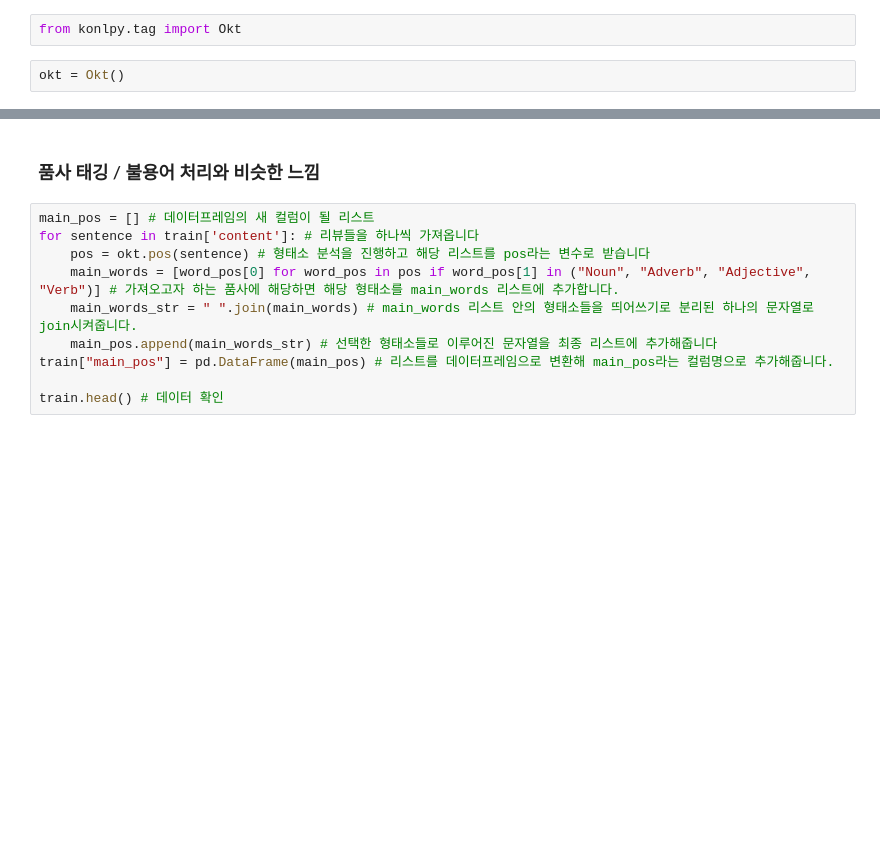
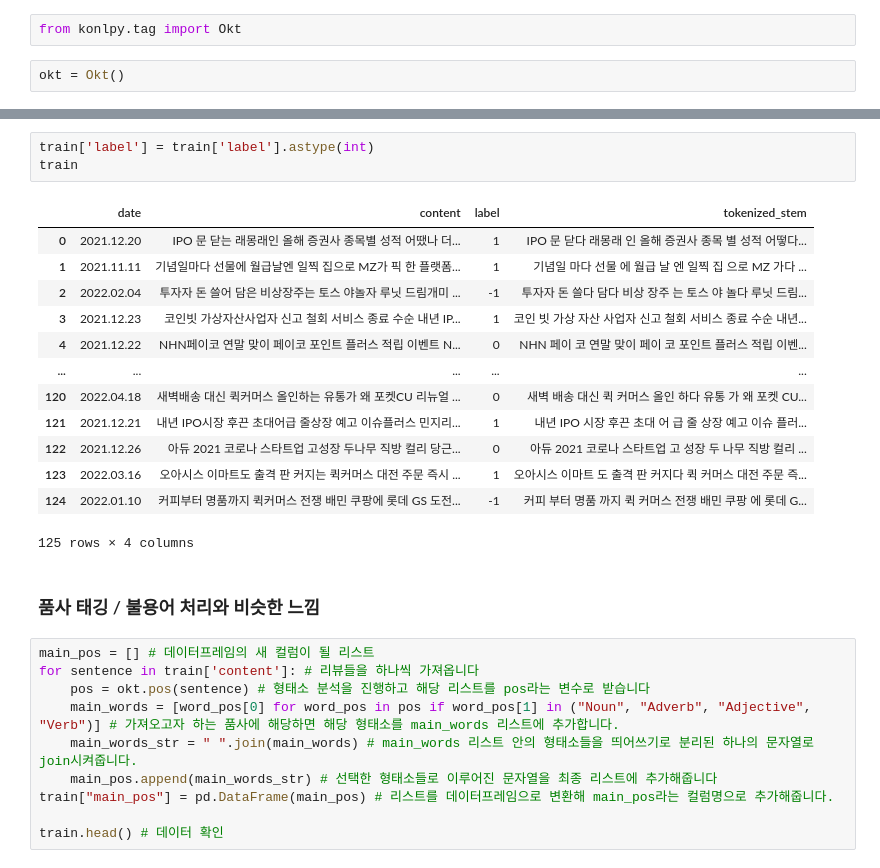
Before and after one commit to lhshs/2022_YDS2, a Jupyter notebook: NLP/ML_Modeling_sklearn.ipynb, the cells around one changed output, grey strips where cells are left out. Saved outputs shown, nothing was run; the diff lists cells and outputs as text; blank space fills up the shorter version.

```diff
--- a/NLP/ML_Modeling_sklearn.ipynb
+++ b/NLP/ML_Modeling_sklearn.ipynb
@@ -149,3 +171,20 @@ train.head() # 데이터 확인
+# %%
+train['label'] = train['label'].astype(int)
+train
+# %% [output]
+|  | date | content | label | tokenized_stem |
+| 0 | 2021.12.20 | IPO 문 닫는 래몽래인 올해 증권사 종목별 성적 어땠나 더... | 1 | IPO 문 닫다 래몽래 인 올해 증권사 종목 별 성적 어떻다... |
+| 1 | 2021.11.11 | 기념일마다 선물에 월급날엔 일찍 집으로 MZ가 픽 한 플랫폼... | 1 | 기념일 마다 선물 에 월급 날 엔 일찍 집 으로 MZ 가다 ... |
+| 2 | 2022.02.04 | 투자자 돈 쓸어 담은 비상장주는 토스 야놀자 루닛 드림개미 ... | -1 | 투자자 돈 쓸다 담다 비상 장주 는 토스 야 놀다 루닛 드림... |
+| 3 | 2021.12.23 | 코인빗 가상자산사업자 신고 철회 서비스 종료 수순 내년 IP... | 1 | 코인 빗 가상 자산 사업자 신고 철회 서비스 종료 수순 내년... |
+| 4 | 2021.12.22 | NHN페이코 연말 맞이 페이코 포인트 플러스 적립 이벤트 N... | 0 | NHN 페이 코 연말 맞이 페이 코 포인트 플러스 적립 이벤... |
+| ... | ... | ... | ... | ... |
+| 120 | 2022.04.18 | 새벽배송 대신 퀵커머스 올인하는 유통가 왜 포켓CU 리뉴얼 ... | 0 | 새벽 배송 대신 퀵 커머스 올인 하다 유통 가 왜 포켓 CU... |
+| 121 | 2021.12.21 | 내년 IPO시장 후끈 초대어급 줄상장 예고 이슈플러스 민지리... | 1 | 내년 IPO 시장 후끈 초대 어 급 줄 상장 예고 이슈 플러... |
+| 122 | 2021.12.26 | 아듀 2021 코로나 스타트업 고성장 두나무 직방 컬리 당근... | 0 | 아듀 2021 코로나 스타트업 고 성장 두 나무 직방 컬리 ... |
+| 123 | 2022.03.16 | 오아시스 이마트도 출격 판 커지는 퀵커머스 대전 주문 즉시 ... | 1 | 오아시스 이마트 도 출격 판 커지다 퀵 커머스 대전 주문 즉... |
+| 124 | 2022.01.10 | 커피부터 명품까지 퀵커머스 전쟁 배민 쿠팡에 롯데 GS 도전... | -1 | 커피 부터 명품 까지 퀵 커머스 전쟁 배민 쿠팡 에 롯데 G... |
+125 rows × 4 columns
 # %% [markdown]
 ### 품사 태깅 / 불용어 처리와 비슷한 느낌
 # %%
```
Also changed, not shown: parts of 19 cells of this notebook.
